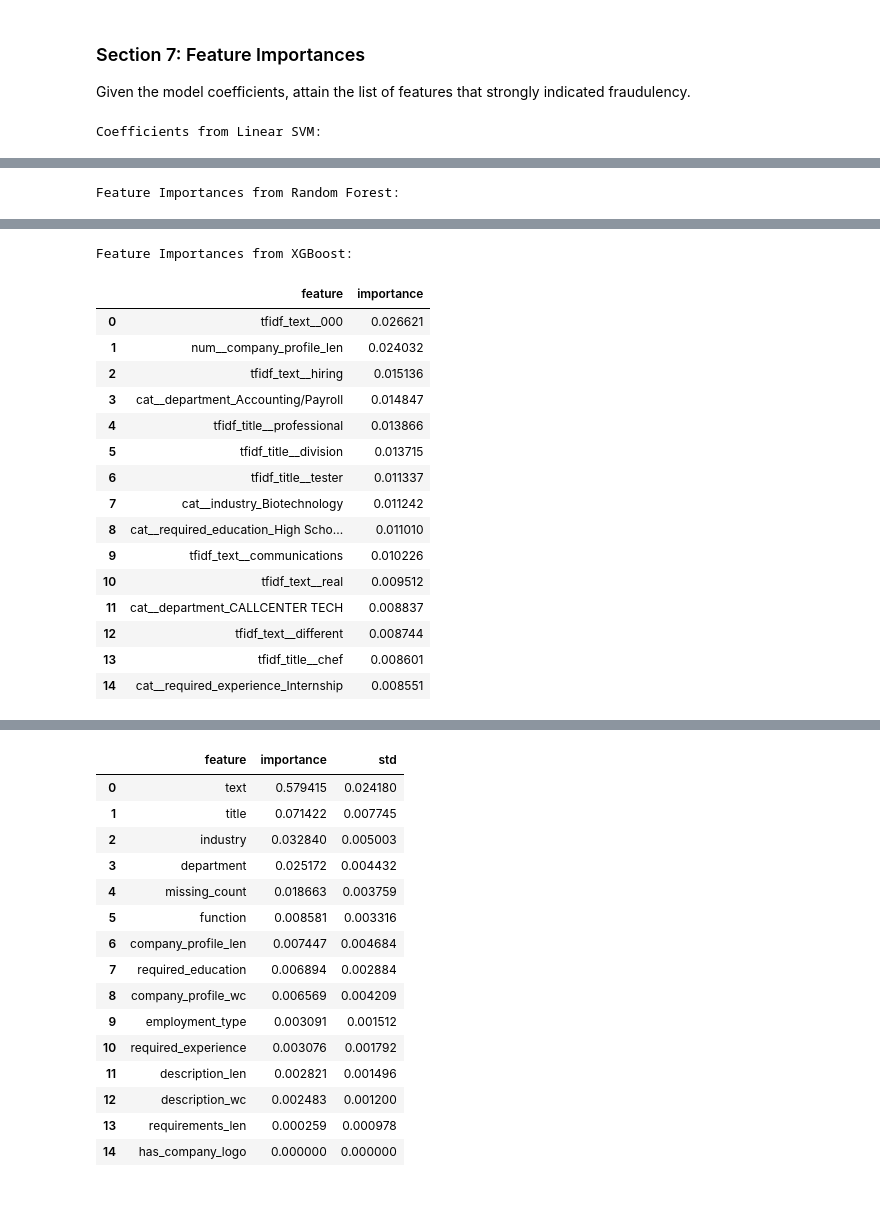
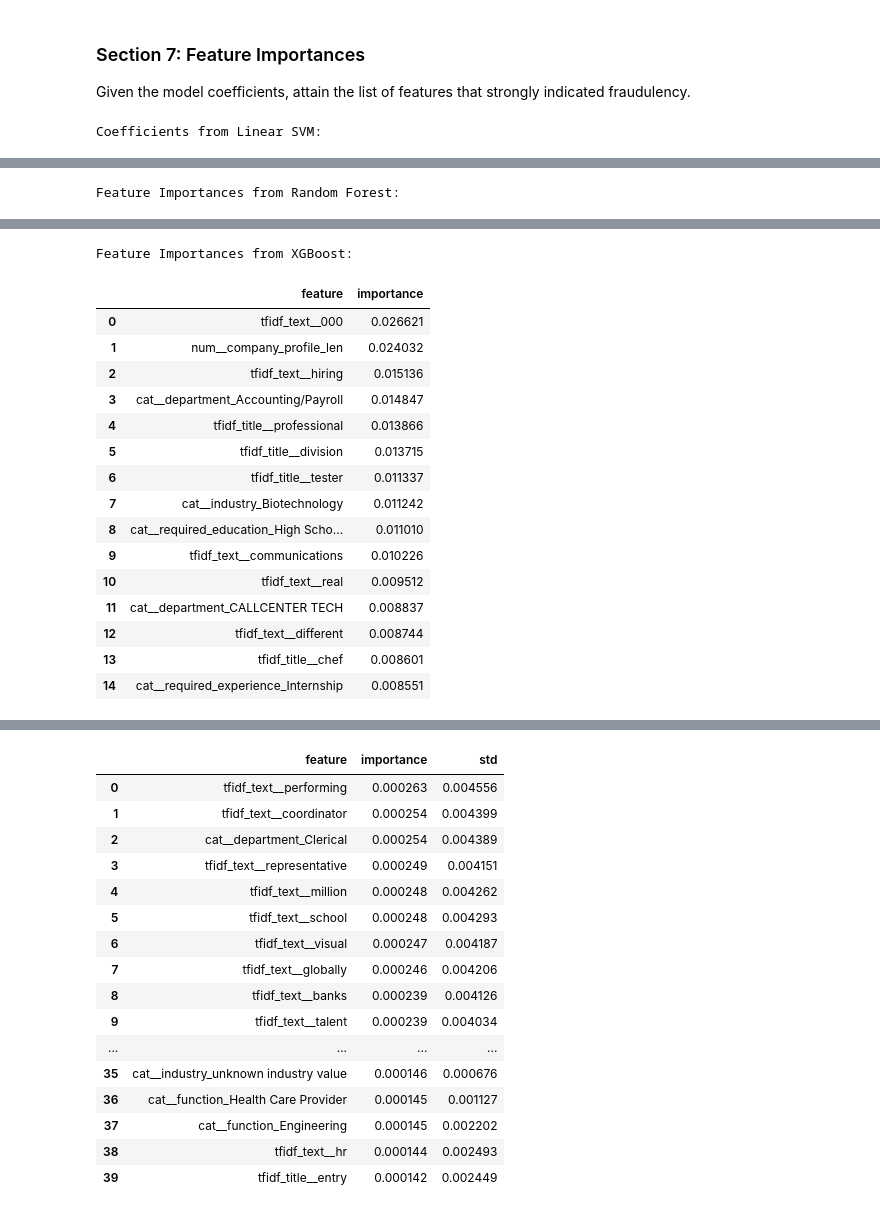
Before and after one commit to antaerus/fluffy-goggles, a Jupyter notebook: capstone_evaluation.ipynb, the cells around one changed output, grey strips where cells are left out. Saved outputs shown, nothing was run; the diff lists cells and outputs as text; code cells hidden in the pictures.

```diff
--- a/capstone_evaluation.ipynb
+++ b/capstone_evaluation.ipynb
@@ -924,24 +926,53 @@ display(feature_importance_xgb_df.head(15))
 # ── 4. MLP — permutation importance (no native coef interpretation) ───────────
 mlp_pipeline  = best_models["MLP + SMOTE"]
 X_test_mlp    = get_X_for_model("MLP + SMOTE", split="test")
+predict_fn = lambda x: mlp_pipeline.predict_proba(x)[:, 1]
 
-result_mlp = permutation_importance(
-    mlp_pipeline, X_test_mlp, y_test,
-    n_repeats=10,
-    random_state=RANDOM_STATE,
-    n_jobs=-1,
-    scoring="average_precision"
+# ── 2. Extract feature names from the preprocessor ──
+feature_names_out = mlp_pipeline.named_steps['preprocess'].get_feature_names_out()
+_, X_shap_raw, _, y_shap_sample = train_test_split(
+    X_test_mlp,
+    y_test.values if hasattr(y_test, 'values') else y_test,
+    test_size=300,
+    stratify=y_test.values if hasattr(y_test, 'values') else y_test,
+    random_state=42
 )
 
-# Permutation importance shuffles pipeline *inputs* — use raw column names
-perm_importances_mlp_df = pd.DataFrame({
-    "feature":    X_test_mlp.columns.tolist(),              # ← raw features, not preprocessed
-    "importance": result_mlp.importances_mean,
-    "std":        result_mlp.importances_std
-}).sort_values(by="importance", ascending=False).reset_index(drop=True)
+# ── 2. Transform both background and sample through the preprocessor ──────────
+X_shap_sample = mlp_pipeline.named_steps['preprocess'].transform(X_shap_raw)
+X_background  = mlp_pipeline.named_steps['preprocess'].transform(X_test_mlp)
 
-print("\nPermutation Importances from MLP:")
-display(perm_importances_mlp_df.head(15))
+if sp.issparse(X_shap_sample):
+    X_shap_sample = X_shap_sample.toarray()
+if sp.issparse(X_background):
+    X_background = X_background.toarray()
+
+# ── 3. Extract feature names ──────────────────────────────────────────────────
+feature_names_out = mlp_pipeline.named_steps['preprocess'].get_feature_names_out()
+
+# ── 4. Wrap MLP predict_proba for fraud class ─────────────────────────────────
+mlp_model  = mlp_pipeline.named_steps['model']
+predict_fn = lambda x: mlp_model.predict_proba(x)[:, 1]
+
+# ── 5. Build background summary and explainer ─────────────────────────────────
+background = shap.kmeans(X_background, 100)
+
+explainer  = shap.KernelExplainer(predict_fn, background)
+shap_values = explainer.shap_values(X_shap_sample, nsamples=500)
+
+# ── 6. Build importance dataframe ─────────────────────────────────────────────
+shap_importance_df = pd.DataFrame({
+    "feature":    feature_names_out,
+    "importance": np.abs(shap_values).mean(axis=0),
+    "std":        np.abs(shap_values).std(axis=0)
+}).sort_values("importance", ascending=False).reset_index(drop=True)
+
+# ── 7. Drop numerical outliers ────────────────────────────────────────────────
+shap_importance_df_clean = shap_importance_df[
+    shap_importance_df['importance'] < shap_importance_df['importance'].quantile(0.99)
+].reset_index(drop=True)
+
+shap_importance_df_clean.head(40)
 # %% [output]
 Coefficients from Linear SVM:
 |  | feature | coefficient |
@@ -998,19 +1028,20 @@ Permutation Importances from MLP:
 |  | feature | importance | std |
-| 0 | text | 0.579415 | 0.024180 |
-| 1 | title | 0.071422 | 0.007745 |
-| 2 | industry | 0.032840 | 0.005003 |
-| 3 | department | 0.025172 | 0.004432 |
-| 4 | missing_count | 0.018663 | 0.003759 |
-| 5 | function | 0.008581 | 0.003316 |
-| 6 | company_profile_len | 0.007447 | 0.004684 |
-| 7 | required_education | 0.006894 | 0.002884 |
-| 8 | company_profile_wc | 0.006569 | 0.004209 |
-| 9 | employment_type | 0.003091 | 0.001512 |
-| 10 | required_experience | 0.003076 | 0.001792 |
-| 11 | description_len | 0.002821 | 0.001496 |
-| 12 | description_wc | 0.002483 | 0.001200 |
-| 13 | requirements_len | 0.000259 | 0.000978 |
-| 14 | has_company_logo | 0.000000 | 0.000000 |
+| 0 | tfidf_text__performing | 0.000263 | 0.004556 |
+| 1 | tfidf_text__coordinator | 0.000254 | 0.004399 |
+| 2 | cat__department_Clerical | 0.000254 | 0.004389 |
+| 3 | tfidf_text__representative | 0.000249 | 0.004151 |
+| 4 | tfidf_text__million | 0.000248 | 0.004262 |
+| 5 | tfidf_text__school | 0.000248 | 0.004293 |
+| 6 | tfidf_text__visual | 0.000247 | 0.004187 |
+| 7 | tfidf_text__globally | 0.000246 | 0.004206 |
+| 8 | tfidf_text__banks | 0.000239 | 0.004126 |
+| 9 | tfidf_text__talent | 0.000239 | 0.004034 |
+| ... | ... | ... | ... |
+| 35 | cat__industry_unknown industry value | 0.000146 | 0.000676 |
+| 36 | cat__function_Health Care Provider | 0.000145 | 0.001127 |
+| 37 | cat__function_Engineering | 0.000145 | 0.002202 |
+| 38 | tfidf_text__hr | 0.000144 | 0.002493 |
+| 39 | tfidf_title__entry | 0.000142 | 0.002449 |
 # %%
 fig, axes = plt.subplots(2, 2, figsize=(18, 14))
 fig.suptitle("Feature Importances across Tuned Models", fontsize=16, fontweight="bold", y=1.01)
```
Also changed, not shown: parts of 7 cells of this notebook, 3 other files.
